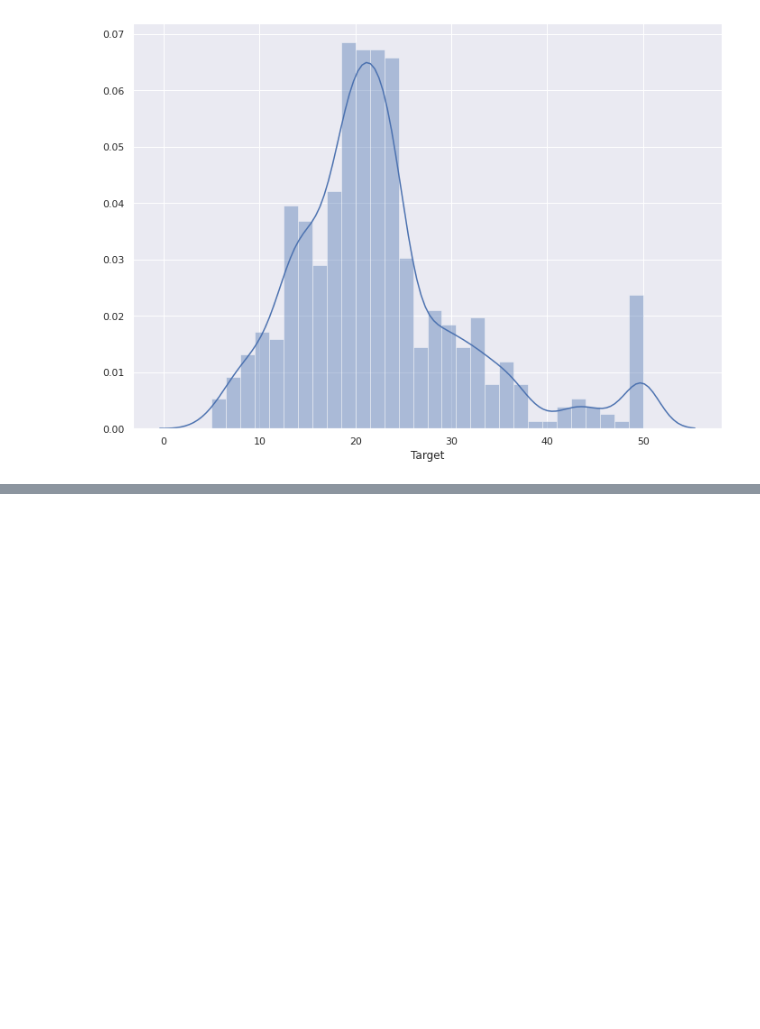
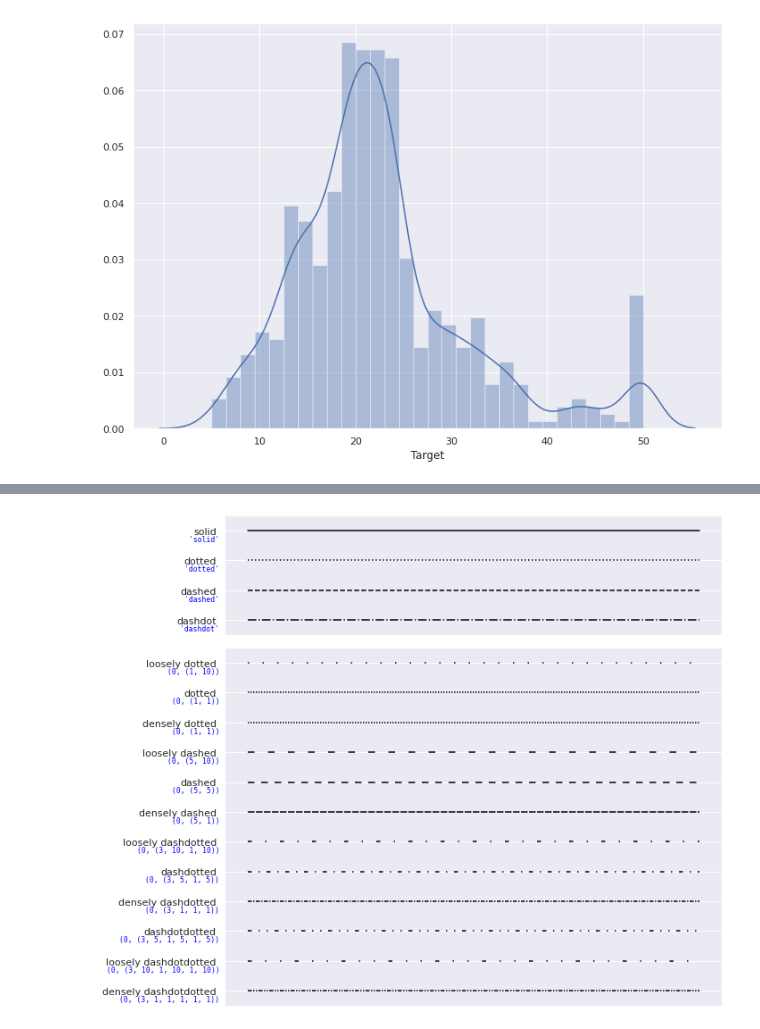
Before and after one commit to vicotrbb/data_science, a Jupyter notebook: data_visualization/data_visualization_hacksheet.ipynb, the cells around one changed output, grey strips where cells are left out. Saved outputs shown, nothing was run; the diff lists cells and outputs as text; code cells hidden in the pictures; blank space fills up the shorter version.

```diff
--- a/data_visualization/data_visualization_hacksheet.ipynb
+++ b/data_visualization/data_visualization_hacksheet.ipynb
@@ -96,0 +138,53 @@ plt.show()
+# %%
+linestyle_str = [
+     ('solid', 'solid'),      # Same as (0, ()) or '-'
+     ('dotted', 'dotted'),    # Same as (0, (1, 1)) or '.'
+     ('dashed', 'dashed'),    # Same as '--'
+     ('dashdot', 'dashdot')]  # Same as '-.'
+
+linestyle_tuple = [
+     ('loosely dotted',        (0, (1, 10))),
+     ('dotted',                (0, (1, 1))),
+     ('densely dotted',        (0, (1, 1))),
+
+     ('loosely dashed',        (0, (5, 10))),
+     ('dashed',                (0, (5, 5))),
+     ('densely dashed',        (0, (5, 1))),
+
+     ('loosely dashdotted',    (0, (3, 10, 1, 10))),
+     ('dashdotted',            (0, (3, 5, 1, 5))),
+     ('densely dashdotted',    (0, (3, 1, 1, 1))),
+
+     ('dashdotdotted',         (0, (3, 5, 1, 5, 1, 5))),
+     ('loosely dashdotdotted', (0, (3, 10, 1, 10, 1, 10))),
+     ('densely dashdotdotted', (0, (3, 1, 1, 1, 1, 1)))]
+
+
+def plot_linestyles(ax, linestyles):
+    X, Y = np.linspace(0, 100, 10), np.zeros(10)
+    yticklabels = []
+
+    for i, (name, linestyle) in enumerate(linestyles):
+        ax.plot(X, Y+i, linestyle=linestyle, linewidth=1.5, color='black')
+        yticklabels.append(name)
+
+    ax.set(xticks=[], ylim=(-0.5, len(linestyles)-0.5),
+           yticks=np.arange(len(linestyles)), yticklabels=yticklabels)
+
+    for i, (name, linestyle) in enumerate(linestyles):
+        ax.annotate(repr(linestyle),
+                    xy=(0.0, i), xycoords=ax.get_yaxis_transform(),
+                    xytext=(-6, -12), textcoords='offset points',
+                    color="blue", fontsize=8, ha="right", family="monospace")
+
+
+fig, (ax0, ax1) = plt.subplots(2, 1, gridspec_kw={'height_ratios': [1, 3]},
+                               figsize=(10, 8))
+
+plot_linestyles(ax0, linestyle_str[::-1])
+plot_linestyles(ax1, linestyle_tuple[::-1])
+
+plt.tight_layout()
+plt.show()
+# %% [output]
+[figure, added]
```
Also changed, not shown: parts of 6 cells of this notebook.
